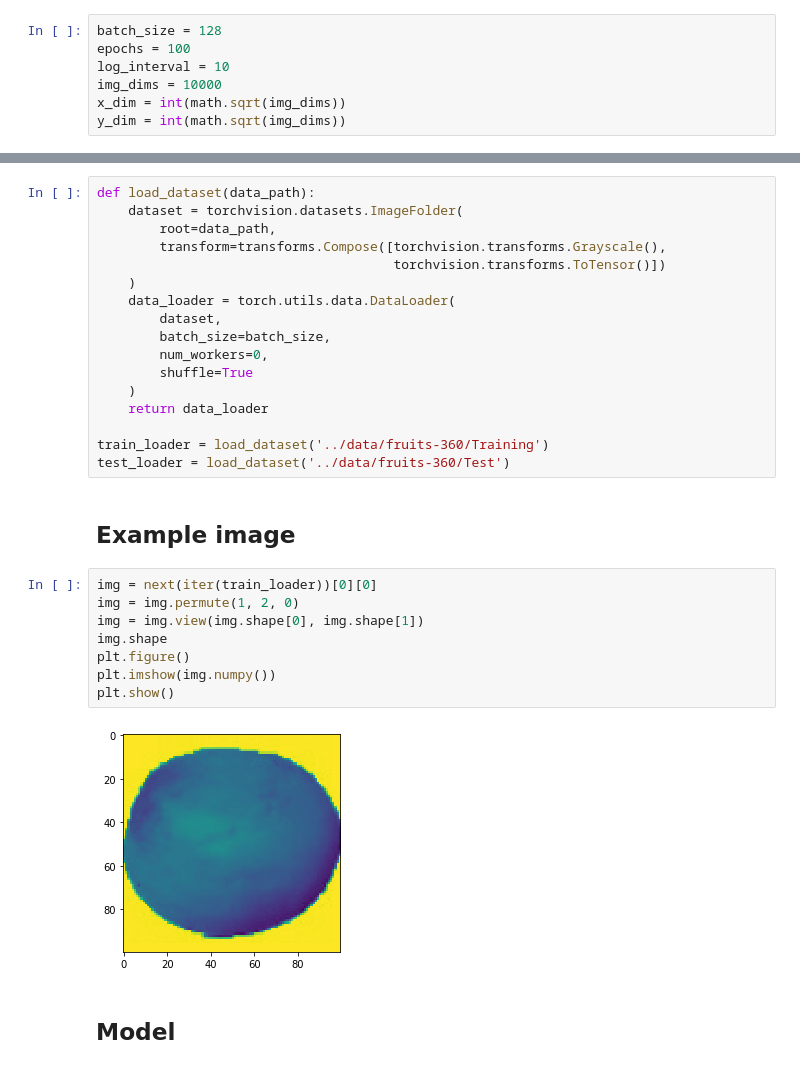
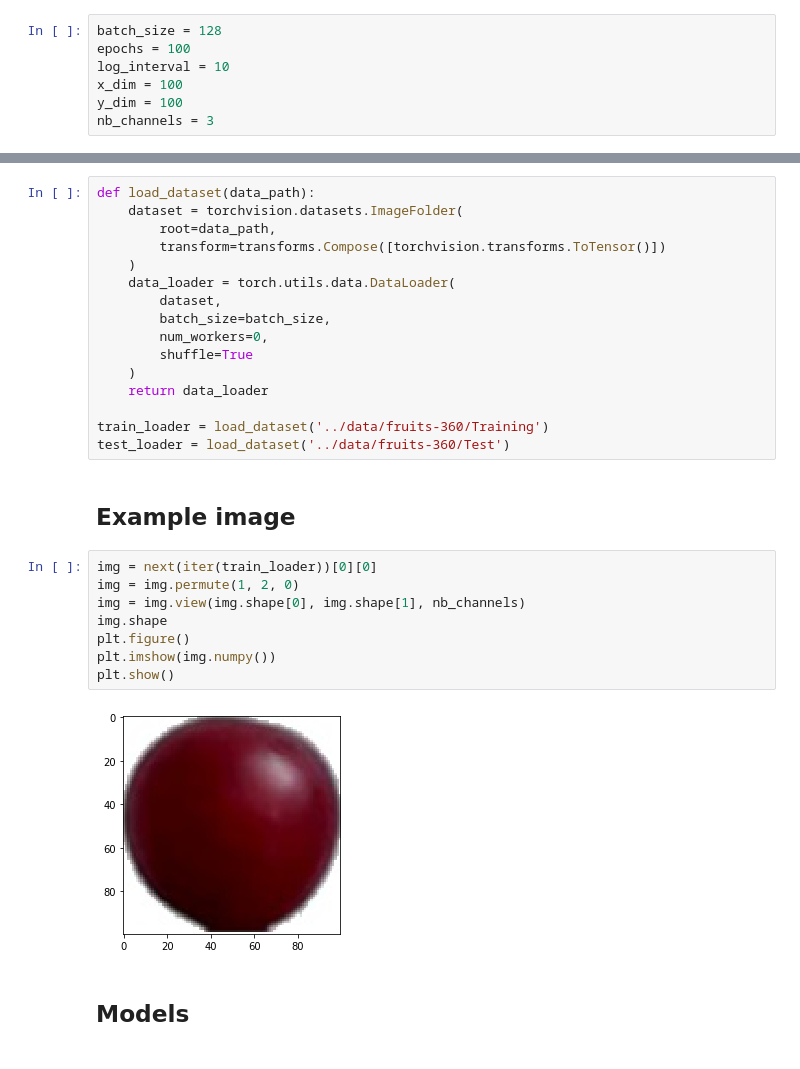
Before and after one commit to dremok/fake-everything, a Jupyter notebook: vae/VAE PyTorch with Fruits.ipynb, the cells around one changed output, grey strips where cells are left out. Cells and saved outputs as stored; diff of their text form.

```diff
--- a/vae/VAE PyTorch with Fruits.ipynb
+++ b/vae/VAE PyTorch with Fruits.ipynb
@@ -20,17 +21,16 @@ device = torch.device("cuda" if torch.cuda.is_available() else "cpu")
 batch_size = 128
 epochs = 100
 log_interval = 10
-img_dims = 10000
-x_dim = int(math.sqrt(img_dims))
-y_dim = int(math.sqrt(img_dims))
+x_dim = 100
+y_dim = 100
+nb_channels = 3
 # %% [markdown]
 ## Load data
 # %%
 def load_dataset(data_path):
     dataset = torchvision.datasets.ImageFolder(
         root=data_path,
-        transform=transforms.Compose([torchvision.transforms.Grayscale(),
-                                      torchvision.transforms.ToTensor()])
+        transform=transforms.Compose([torchvision.transforms.ToTensor()])
     )
     data_loader = torch.utils.data.DataLoader(
         dataset,
@@ -47,15 +47,15 @@ test_loader = load_dataset('../data/fruits-360/Test')
 # %%
 img = next(iter(train_loader))[0][0]
 img = img.permute(1, 2, 0)
-img = img.view(img.shape[0], img.shape[1])
+img = img.view(img.shape[0], img.shape[1], nb_channels)
 img.shape
 plt.figure()
 plt.imshow(img.numpy())
 plt.show()
 # %% [output]
-[figure, old version]
+[figure, new version]
 # %% [markdown]
-## Model
+## Models
 # %%
 class VAE(nn.Module):
     def __init__(self):
```
Also changed, not shown: parts of 11 cells of this notebook.
